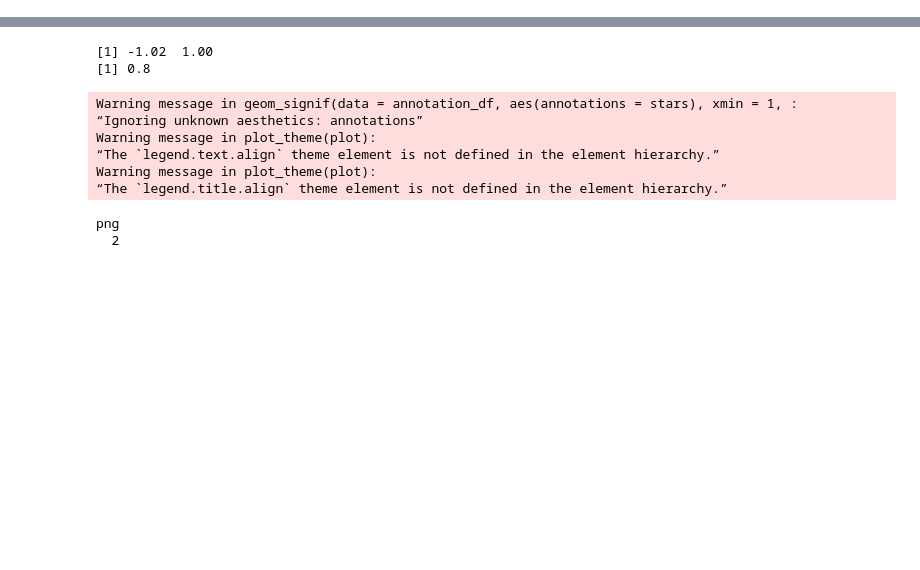
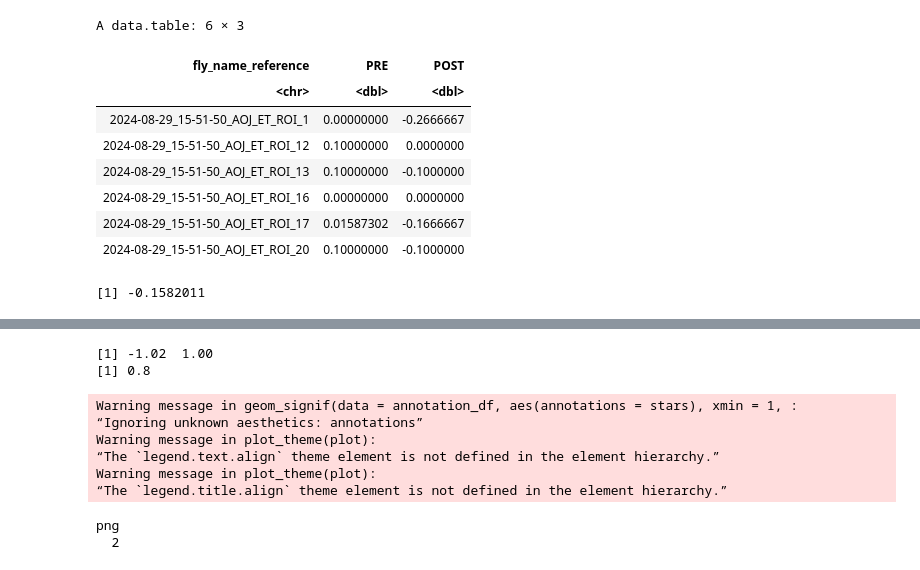
Before and after one commit to shaliulab/idoc-paper, a Jupyter notebook: 2_panel1.ipynb, the cells around one changed output, grey strips where cells are left out. Drawn from its saved outputs; the diff is of its cells as text; code cells hidden in the pictures; blank space fills up the shorter version.

```diff
--- a/2_panel1.ipynb
+++ b/2_panel1.ipynb
@@ -10,0 +58,17 @@ source("R/Cbind.R")
+# %%
+x<-dcast(df, fly_name_reference ~ test, value.var="PI")
+x
+# %% [output]
+A data.table: 6 × 3
+| fly_name_reference | PRE | POST |
+| <chr> | <dbl> | <dbl> |
+| 2024-08-29_15-51-50_AOJ_ET_ROI_1 | 0.00000000 | -0.2666667 |
+| 2024-08-29_15-51-50_AOJ_ET_ROI_12 | 0.10000000 | 0.0000000 |
+| 2024-08-29_15-51-50_AOJ_ET_ROI_13 | 0.10000000 | -0.1000000 |
+| 2024-08-29_15-51-50_AOJ_ET_ROI_16 | 0.00000000 | 0.0000000 |
+| 2024-08-29_15-51-50_AOJ_ET_ROI_17 | 0.01587302 | -0.1666667 |
+| 2024-08-29_15-51-50_AOJ_ET_ROI_20 | 0.10000000 | -0.1000000 |
+# %%
+mean(x$POST)-mean(x$PRE)
+# %% [output]
+[1] -0.1582011
```
Also changed, not shown: parts of 5 cells of this notebook, 5 other files.
